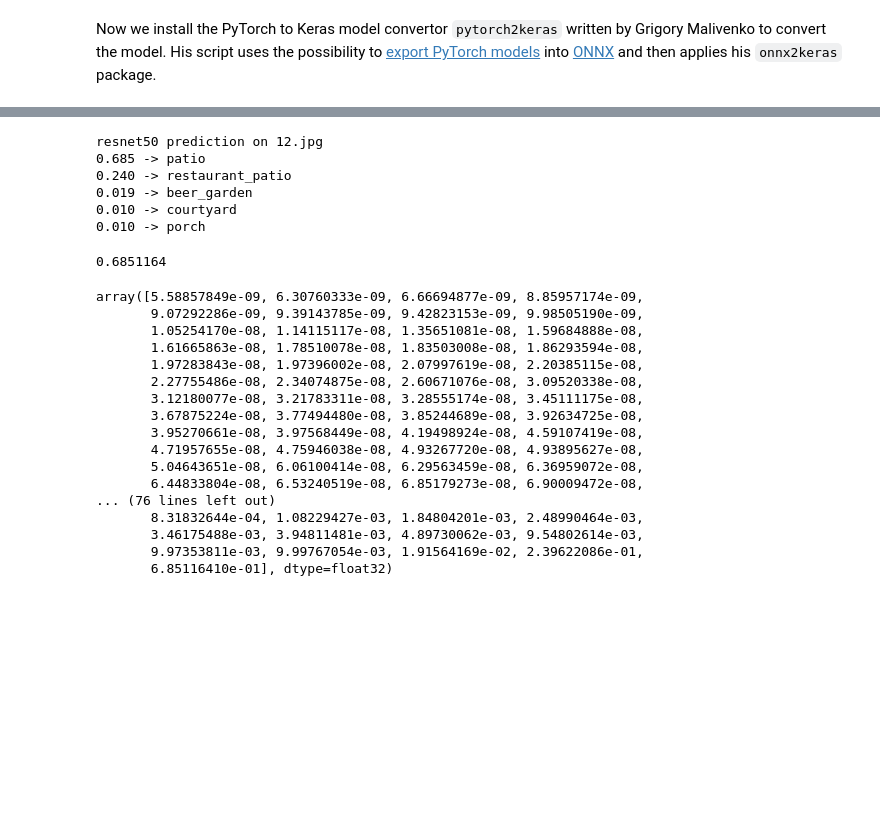
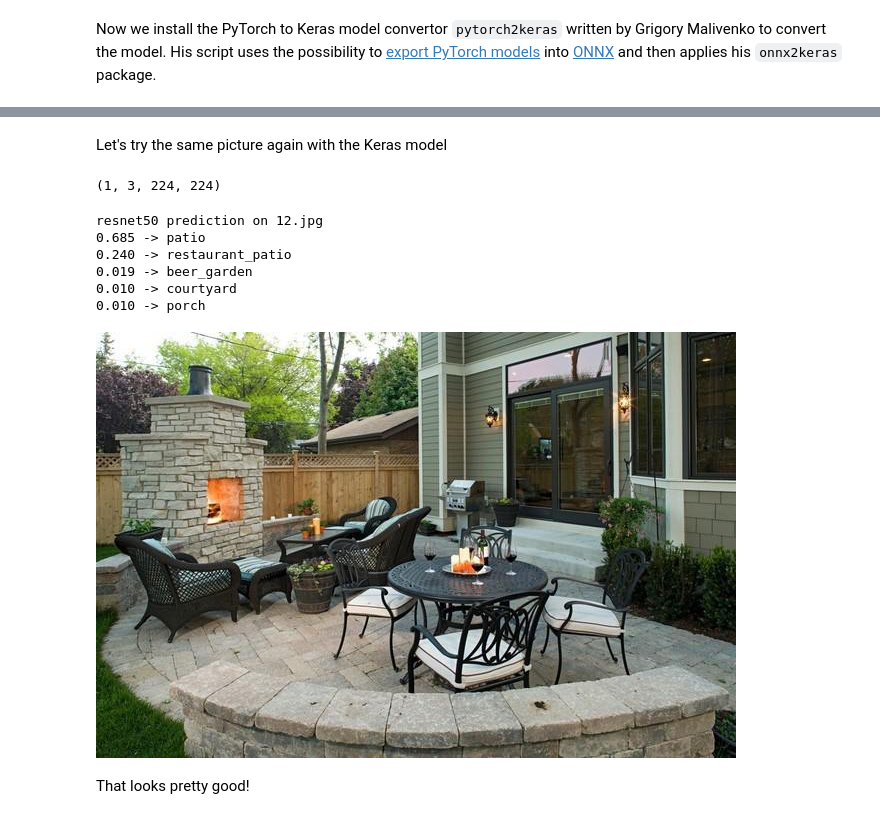
Before and after one commit to AIDA-DA/aida-project-image-scene, a Jupyter notebook: notebooks/Project_Image_Scene_Classification_ResNet50_Places_365.ipynb, the cells around one changed output, grey strips where cells are left out. Cells and saved outputs as stored; diff of their text form; code cells hidden in the pictures; blank space fills up the shorter version.

```diff
--- a/notebooks/Project_Image_Scene_Classification_ResNet50_Places_365.ipynb
+++ b/notebooks/Project_Image_Scene_Classification_ResNet50_Places_365.ipynb
@@ -203,3 +161,9 @@ import tensorflow as tf
+# %% [markdown]
+Let's try the same picture again with the Keras model
+# %%
+np.array(input_img).shape
+# %% [output]
+(1, 3, 224, 224)
 # %%
 k_logit = k_model.predict(np.array(input_img))
 h_x_k = tf.squeeze(tf.keras.layers.Softmax()(k_logit)).numpy()
@@ -217,27 +181,9 @@ resnet50 prediction on 12.jpg
 0.019 -> beer_garden
 0.010 -> courtyard
 0.010 -> porch
-# %%
-np.amax(h_x_k, 0)
-# %% [output]
-0.6851164
-# %%
-np.sort(h_x_k, 0)
-# %% [output]
-array([5.58857849e-09, 6.30760333e-09, 6.66694877e-09, 8.85957174e-09,
-       9.07292286e-09, 9.39143785e-09, 9.42823153e-09, 9.98505190e-09,
-       1.05254170e-08, 1.14115117e-08, 1.35651081e-08, 1.59684888e-08,
-       1.61665863e-08, 1.78510078e-08, 1.83503008e-08, 1.86293594e-08,
-       1.97283843e-08, 1.97396002e-08, 2.07997619e-08, 2.20385115e-08,
-       2.27755486e-08, 2.34074875e-08, 2.60671076e-08, 3.09520338e-08,
-       3.12180077e-08, 3.21783311e-08, 3.28555174e-08, 3.45111175e-08,
-       3.67875224e-08, 3.77494480e-08, 3.85244689e-08, 3.92634725e-08,
-       3.95270661e-08, 3.97568449e-08, 4.19498924e-08, 4.59107419e-08,
-       4.71957655e-08, 4.75946038e-08, 4.93267720e-08, 4.93895627e-08,
-       5.04643651e-08, 6.06100414e-08, 6.29563459e-08, 6.36959072e-08,
-       6.44833804e-08, 6.53240519e-08, 6.85179273e-08, 6.90009472e-08,
-... (76 lines left out)
-       8.31832644e-04, 1.08229427e-03, 1.84804201e-03, 2.48990464e-03,
-       3.46175488e-03, 3.94811481e-03, 4.89730062e-03, 9.54802614e-03,
-       9.97353811e-03, 9.99767054e-03, 1.91564169e-02, 2.39622086e-01,
-       6.85116410e-01], dtype=float32)
+# %%
+img
+# %% [output]
+[figure, added]
+# %% [markdown]
+That looks pretty good!
```
Also changed, not shown: parts of 17 cells of this notebook.
